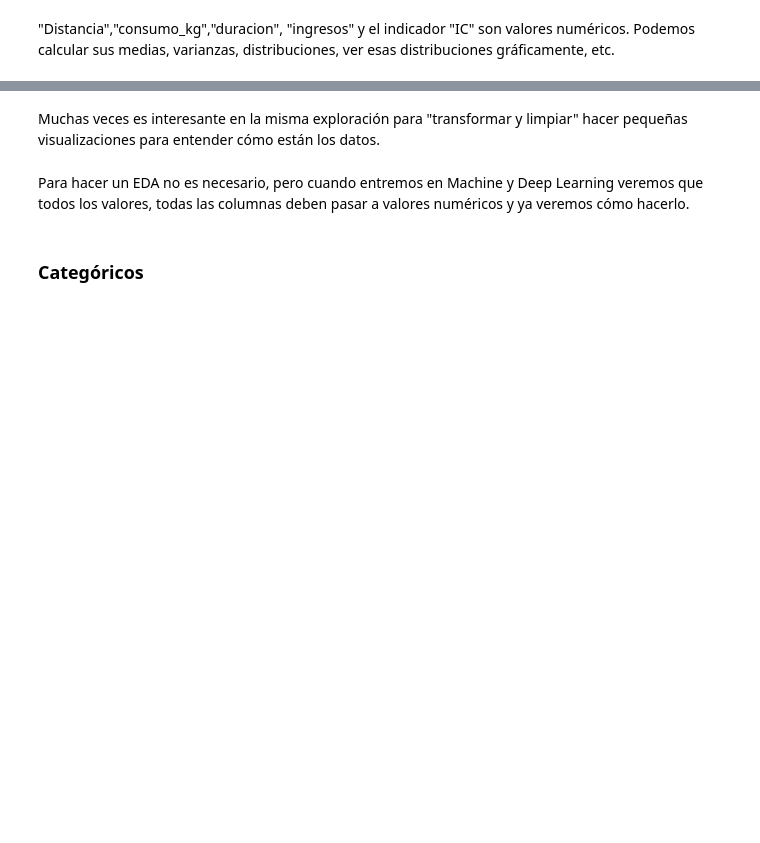
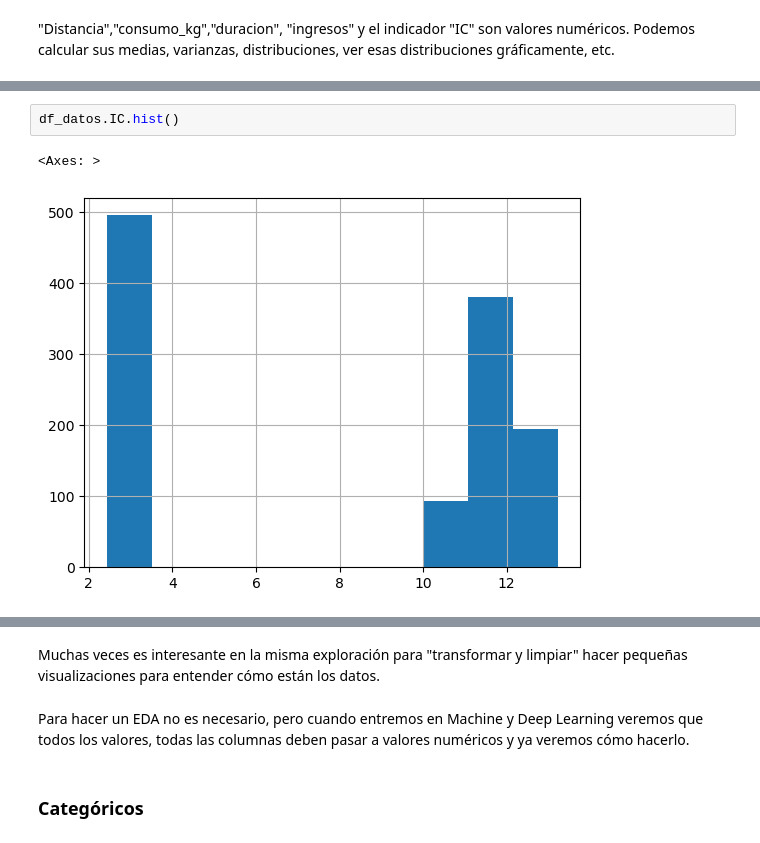
Before and after one commit to Whitee-12/DS-online-blanca, a Jupyter notebook: 03_Data_Analysis/Sprint_05/Unidad_01_Introduccion_Procesos_ETL/01_Workout/04_Tipos_de_Datos.ipynb, the cells around one changed output, grey strips where cells are left out. Drawn from its saved outputs; the diff is of its cells as text; blank space fills up the shorter version.

```diff
--- a/03_Data_Analysis/Sprint_05/Unidad_01_Introduccion_Procesos_ETL/01_Workout/04_Tipos_de_Datos.ipynb
+++ b/03_Data_Analysis/Sprint_05/Unidad_01_Introduccion_Procesos_ETL/01_Workout/04_Tipos_de_Datos.ipynb
@@ -37,0 +72,5 @@ Es decir los campos o características o columnas que contienen valores numéric
+# %%
+df_datos.IC.hist()
+# %% [output]
+<Axes: >
+[figure, added]
```
Also changed, not shown: parts of 15 cells of this notebook.
